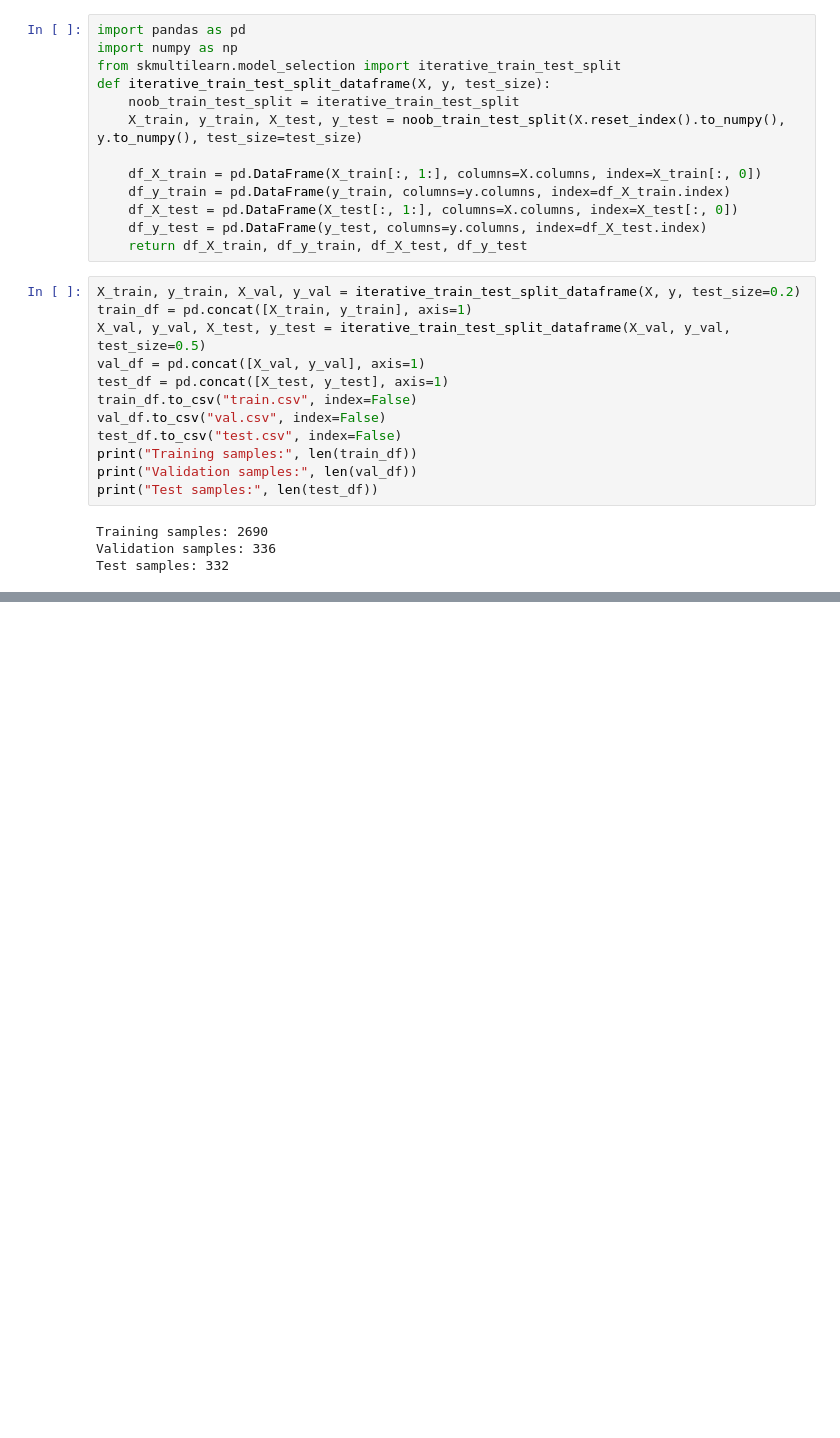
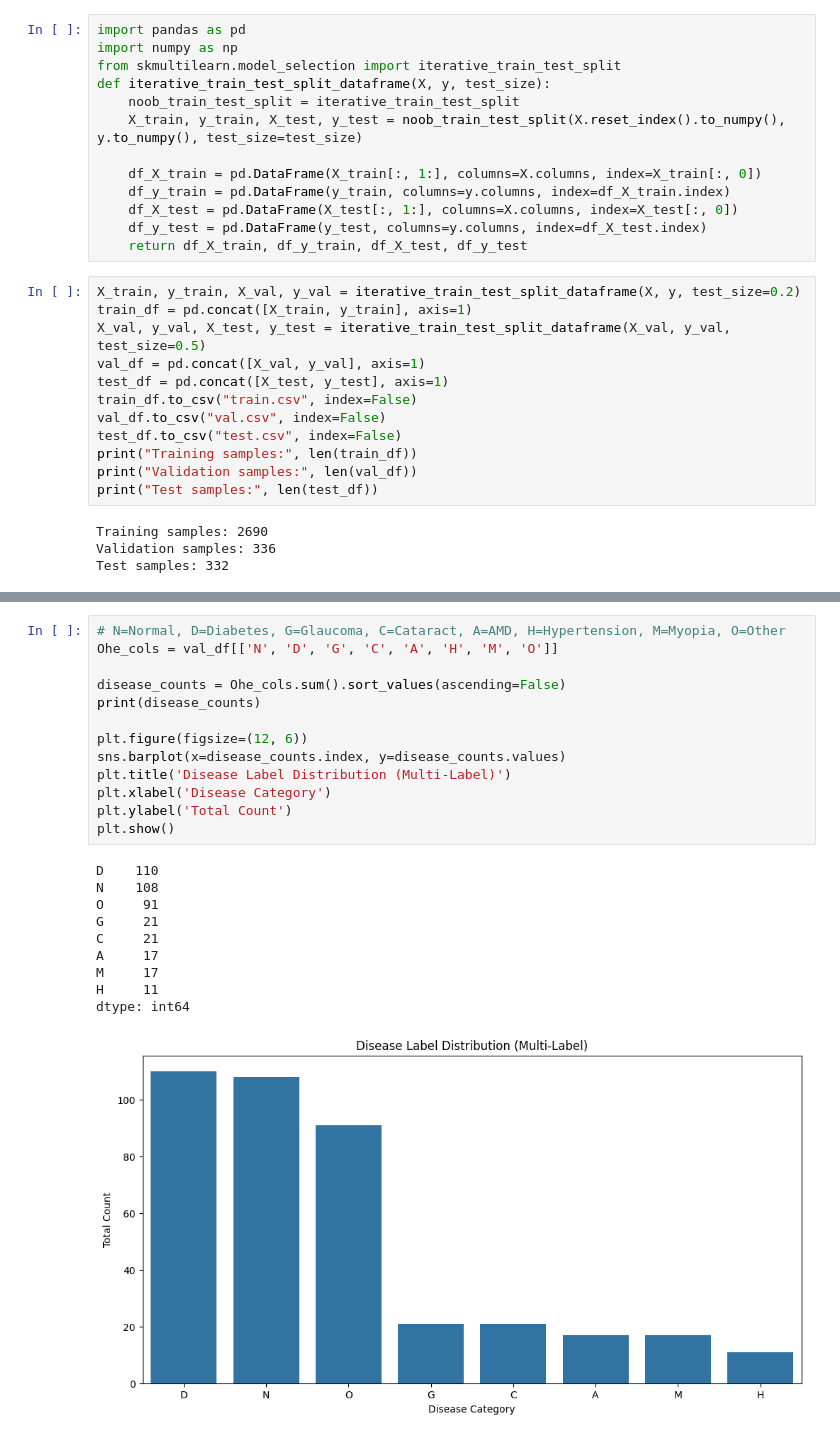
Before and after one commit to raymondsamalo/odir-200226, a Jupyter notebook: eda.ipynb, the cells around one changed output, grey strips where cells are left out. Cells and saved outputs as stored; diff of their text form; blank space fills up the shorter version.

```diff
--- a/eda.ipynb
+++ b/eda.ipynb
@@ -310,0 +335,24 @@ Test samples: 332
+# %%
+# N=Normal, D=Diabetes, G=Glaucoma, C=Cataract, A=AMD, H=Hypertension, M=Myopia, O=Other
+Ohe_cols = val_df[['N', 'D', 'G', 'C', 'A', 'H', 'M', 'O']]
+
+disease_counts = Ohe_cols.sum().sort_values(ascending=False)
+print(disease_counts)
+
+plt.figure(figsize=(12, 6))
+sns.barplot(x=disease_counts.index, y=disease_counts.values)
+plt.title('Disease Label Distribution (Multi-Label)')
+plt.xlabel('Disease Category')
+plt.ylabel('Total Count')
+plt.show()
+# %% [output]
+D    110
+N    108
+O     91
+G     21
+C     21
+A     17
+M     17
+H     11
+dtype: int64
+[figure, added]
```
Also changed, not shown: parts of 2 cells of this notebook, 1 other file.
